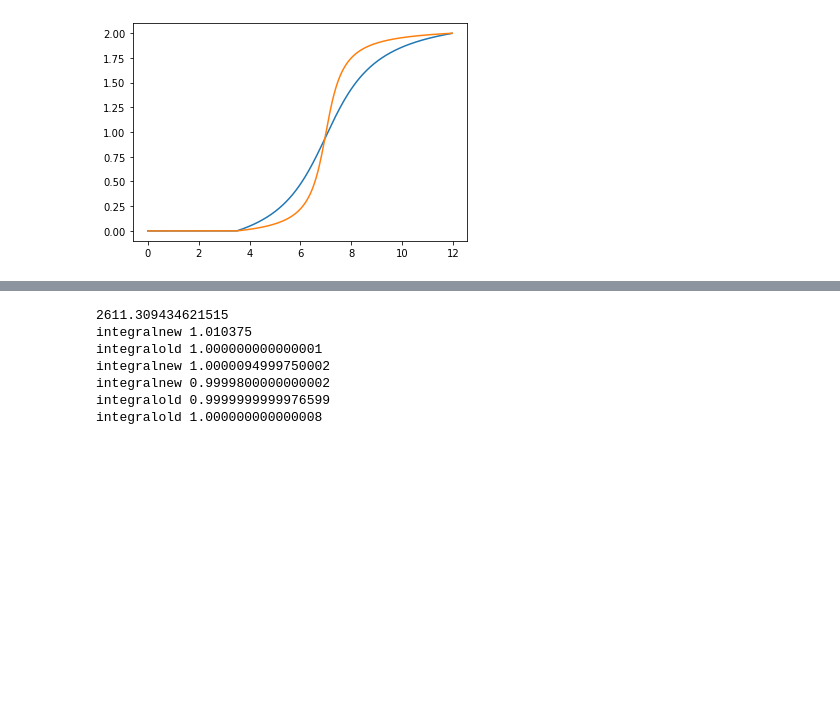
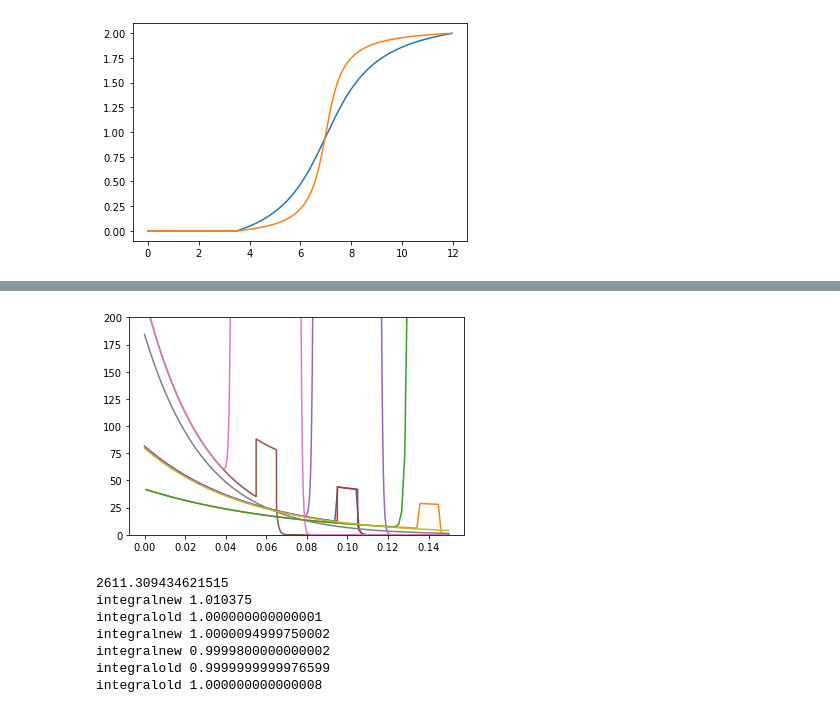
Before and after one commit to JFriske/RAMICES_II, a Jupyter notebook: Testing/Scalelength.ipynb, the cells around one changed output, grey strips where cells are left out. Drawn from its saved outputs; the diff is of its cells as text; code cells hidden in the pictures; blank space fills up the shorter version.

```diff
--- a/Testing/Scalelength.ipynb
+++ b/Testing/Scalelength.ipynb
@@ -150,0 +186,82 @@ def newSurfaceDensity(r, w, totalGasMass, scaleLength):
+# %%
+
+width = 0.0015
+galaxyRadius = 0.15;
+
+totalGasMass = 1
+scalelength = 0.05
+nuclearRingStrength = 0.2
+nuclearRingWidth = 0.01
+delta = 0.001
+
+
+x = np.arange(width/2, galaxyRadius, width)
+
+
+y = newSurfaceDensity(x, width, totalGasMass, scalelength)
+
+print(np.sum(y))
+
+
+
+plt.plot(x,y)
+
+scalelength = 0.07
+y = newSurfaceDensity(x, width, totalGasMass, scalelength)
+z = surfaceDensity(x, width, totalGasMass, scalelength)
+print('integralnew '+ str(np.sum(y*2*np.pi * x *width ) ))
+print('integralold '+ str(np.sum(z*2*np.pi * x *width ) ))
+plt.plot(x,y)
+
+
+scalelength = 0.07
+y = gaussSurfaceDensity(x, width, totalGasMass, scalelength)
+z = surfaceDensity(x, width, totalGasMass, scalelength)
+print('integralnew '+ str(np.sum(y*2*np.pi * x *width ) ))
+print('integralold '+ str(np.sum(z*2*np.pi * x *width ) ))
+plt.plot(x,y)
+
+
+scalelength = 0.05
+width = 0.0000015
+x = np.arange(width/2, galaxyRadius, width)
+y = newSurfaceDensity(x, width, totalGasMass, scalelength)
+print('integralnew '+ str(np.sum(y*2*np.pi * x *width )))
+plt.plot(x,y)
+
+
+scalelength = 0.05
+width = 0.0000015
+x = np.arange(width/2, galaxyRadius, width)
+y = gaussSurfaceDensity(x, width, totalGasMass, scalelength)
+print('integralnew '+ str(np.sum(y*2*np.pi * x *width )))
+plt.plot(x,y)
+
+scalelength = 0.03
+width = 0.0000015
+x = np.arange(width/2, galaxyRadius, width)
+y = newSurfaceDensity(x, width, totalGasMass, scalelength)
+print('integralnew '+ str(np.sum(y*2*np.pi * x *width ) ))
+plt.plot(x,y)
+
+scalelength = 0.03
+width = 0.0000015
+x = np.arange(width/2, galaxyRadius, width)
+y = gaussSurfaceDensity(x, width, totalGasMass, scalelength)
+print('integralnew '+ str(np.sum(y*2*np.pi * x *width ) ))
+plt.plot(x,y)
+
+
+y = surfaceDensity(x, width, totalGasMass, scalelength)
+print('integralold '+ str(np.sum(y*2*np.pi * x *width ) ))
+plt.plot(x,y)
+
+scalelength = 0.05
+width = 0.0002
+x = np.arange(width/2, galaxyRadius, width)
+y = surfaceDensity(x, width, totalGasMass, scalelength)
+print('integralold '+ str(np.sum(y*2*np.pi * x *width ) ))
+plt.plot(x,y)
+
+plt.ylim(0,200)
+# %% [output]
@@ -151,3 +280,4 @@ def newSurfaceDensity(r, w, totalGasMass, scaleLength):
+[figure, added]
 # %%
 
 width = 0.0015
```
Also changed, not shown: parts of 3 cells of this notebook, 4 other files.
